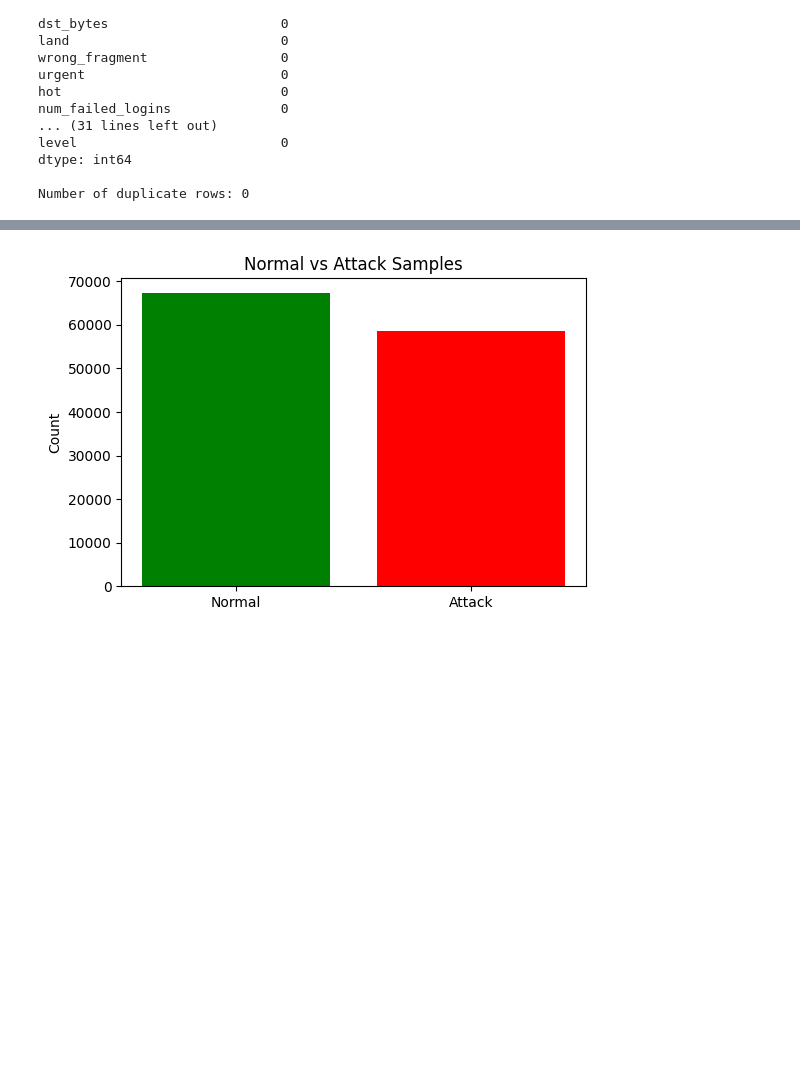
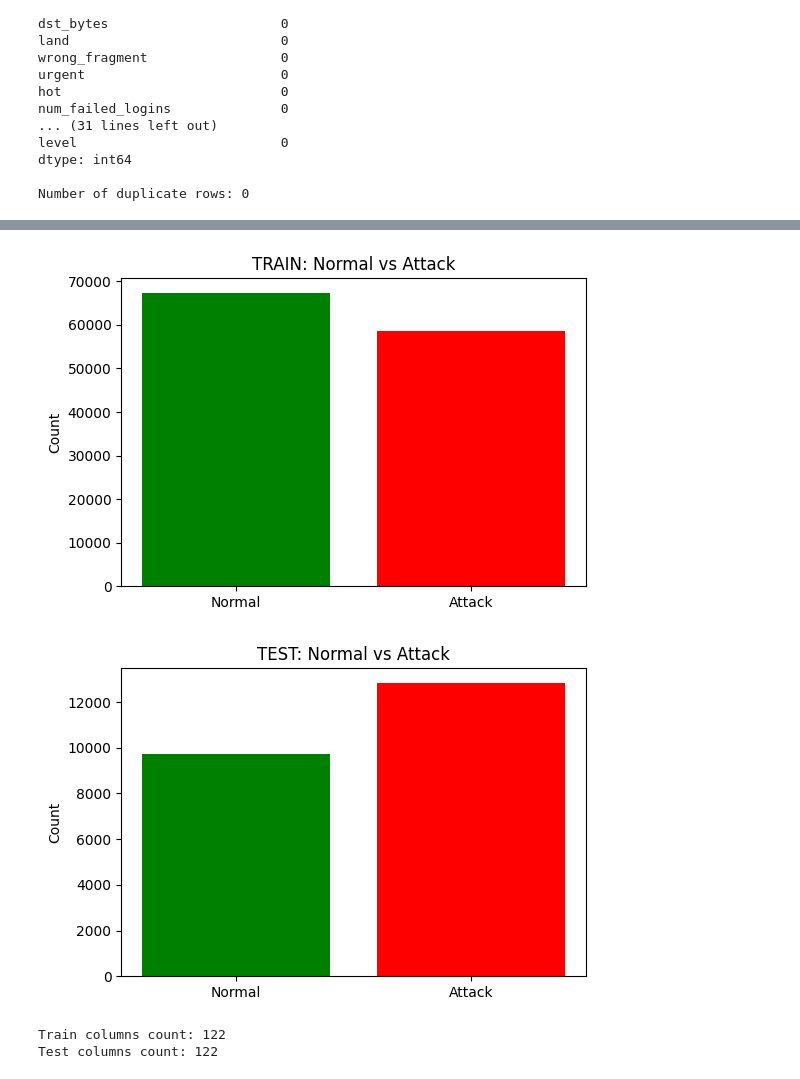
Before and after one commit to SpringBoardMentor193s/SentinelNet, a Jupyter notebook: notebooks/nsl.ipynb, the cells around one changed output, grey strips where cells are left out. Cells and saved outputs as stored; diff of their text form; code cells hidden in the pictures; blank space fills up the shorter version.

```diff
--- a/notebooks/nsl.ipynb
+++ b/notebooks/nsl.ipynb
@@ -144,3 +170,4 @@ data=data.drop_duplicates()
 # %%
-data=pd.get_dummies(data, columns=categorical)
-print("\nData after one-hot encoding:\n", data.head())
+train_data=pd.get_dummies(train_data, columns=categorical)
+test_data=pd.get_dummies(test_data, columns=categorical)
+train_data,test_data=train_data.align(test_data, join='outer', axis=1, fill_value=0)
@@ -190,5 +208,4 @@ Encoded columns:
 # %%
 scaler=MinMaxScaler()
-data[numerical]=scaler.fit_transform(data[numerical])
-numerical_data=data[numerical].head()
-print("Data after normalization:\n", numerical_data)
+train_data[numerical]=scaler.fit_transform(train_data[numerical])
+test_data[numerical]=scaler.transform(test_data[numerical])
@@ -213,3 +224,6 @@ Data after normalization:
 # %%
-x=data.drop(columns=['outcome', 'level'])
-y=data['outcome']
+X_train = train_data.drop(columns=['outcome', 'level'])
+y_train = train_data['outcome'].apply(lambda x: 0 if x == 'normal' else 1)  # Binary classification: normal vs attack
+# %%
+X_test = test_data.drop(columns=['outcome', 'level'])
+y_test = test_data['outcome'].apply(lambda x: 0 if x == 'normal' else 1)  # Binary classification: normal vs attack
@@ -216,12 +244,22 @@ y=data['outcome']
 # %%
-y=y.apply(lambda val: 0 if val=='normal' else 1)
-nrml_count = (y == 0).sum()
-attack_count = (y == 1).sum()
-plt.figure(figsize=(6, 4))
-plt.bar(['Normal', 'Attack'], [nrml_count, attack_count], color=['green', 'red'])
-plt.title('Normal vs Attack Samples')
+plt.figure(figsize=(6,4))
+plt.bar(['Normal','Attack'], [(y_train==0).sum(), (y_train==1).sum()],color=['green','red'])
+plt.title('TRAIN: Normal vs Attack')
 plt.ylabel('Count')
 plt.show()
+
+plt.figure(figsize=(6,4))
+plt.bar(['Normal','Attack'], [(y_test==0).sum(), (y_test==1).sum()],color=['green','red'])
+plt.title('TEST: Normal vs Attack')
+plt.ylabel('Count')
+plt.show()
 # %% [output]
-[figure, old version]
+[figure, new version]
+[figure, added]
+# %%
+print("Train columns count:", len(X_train.columns))
+print("Test columns count:", len(X_test.columns))
+# %% [output]
+Train columns count: 122
+Test columns count: 122
 # %%
```
Also changed, not shown: parts of 19 cells of this notebook.
